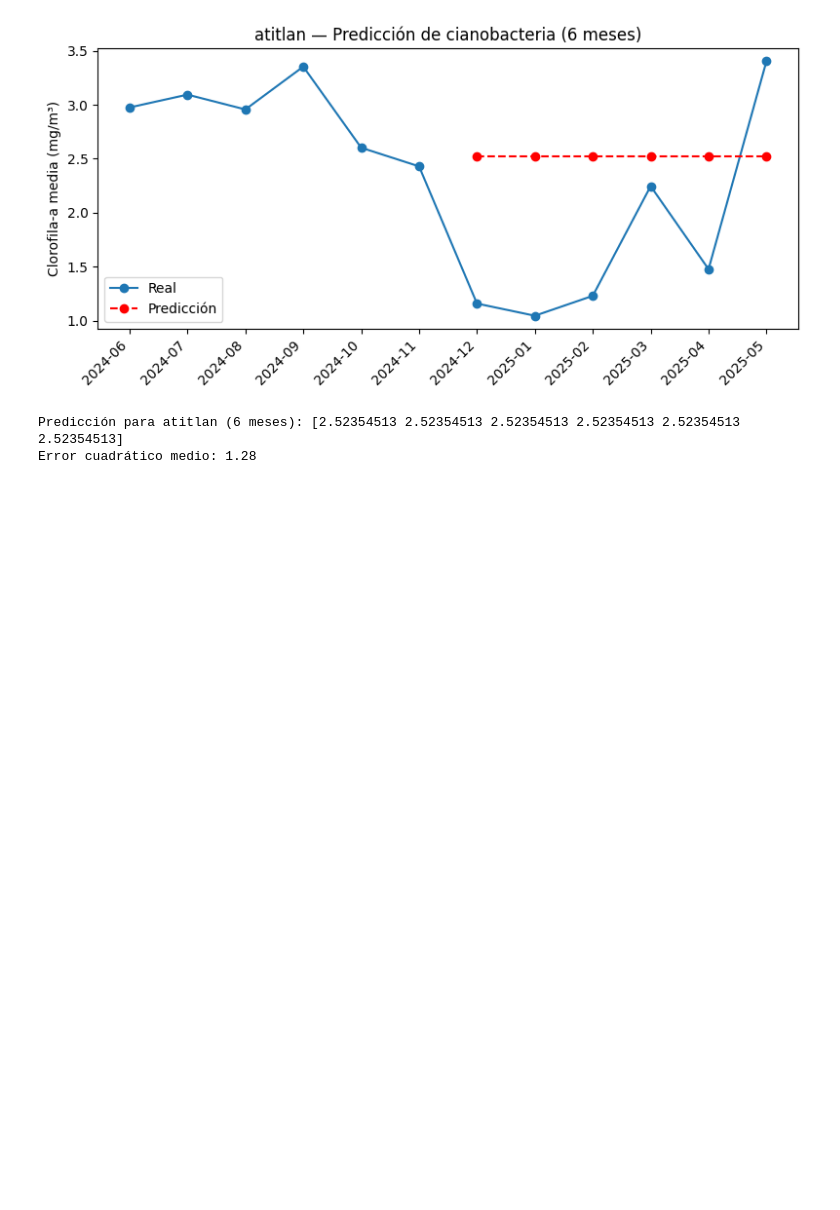
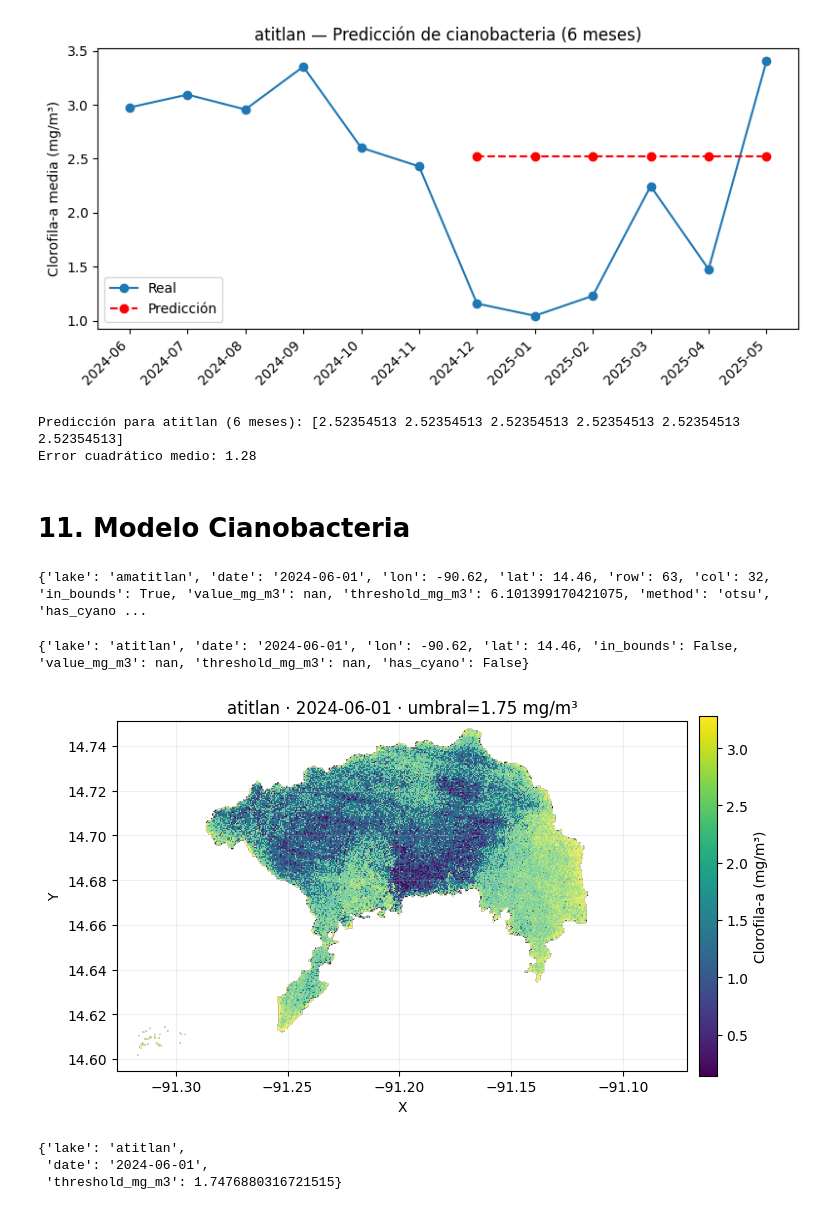
Before and after one commit to josuemj/Lake-Cyanobacteria-Sentinel2-Analysis, a Jupyter notebook: lab/analysis.ipynb, the cells around one changed output. Cells and saved outputs as stored; diff of their text form; code cells hidden in the pictures; blank space fills up the shorter version.

Commit message:
modelo cianobacteria

```diff
--- a/lab/analysis.ipynb
+++ b/lab/analysis.ipynb
@@ -423,3 +424,5 @@ Error cuadrático medio: 4.27
 [figure]
 Predicción para atitlan (6 meses): [2.52354513 2.52354513 2.52354513 2.52354513 2.52354513 2.52354513]
 Error cuadrático medio: 1.28
+# %% [markdown]
+# 11. Modelo Cianobacteria
@@ -425,0 +599,10 @@ Error cuadrático medio: 1.28
+# %%
+res = predict_cyano_point_lonlat(lake="amatitlan", when="2024-04-15", lon=-90.62, lat=14.46, method="otsu")
+print(res)
+# %% [output]
+{'lake': 'amatitlan', 'date': '2024-06-01', 'lon': -90.62, 'lat': 14.46, 'row': 63, 'col': 32, 'in_bounds': True, 'value_mg_m3': nan, 'threshold_mg_m3': 6.101399170421075, 'method': 'otsu', 'has_cyano ...
+# %%
+res = predict_cyano_point_lonlat(lake="atitlan", when="2024-04-15", lon=-90.62, lat=14.46, method="otsu")
+print(res)
+# %% [output]
+{'lake': 'atitlan', 'date': '2024-06-01', 'lon': -90.62, 'lat': 14.46, 'in_bounds': False, 'value_mg_m3': nan, 'threshold_mg_m3': nan, 'has_cyano': False}
@@ -425,0 +661,7 @@ Error cuadrático medio: 1.28
+# %%
+cyano_mask_static("atitlan", "2024-04-15", method="otsu")
+# %% [output]
+[figure, added]
+{'lake': 'atitlan',
+ 'date': '2024-06-01',
+ 'threshold_mg_m3': 1.7476880316721515}
```
Also changed, not shown: parts of 8 cells of this notebook, 1 other file.
